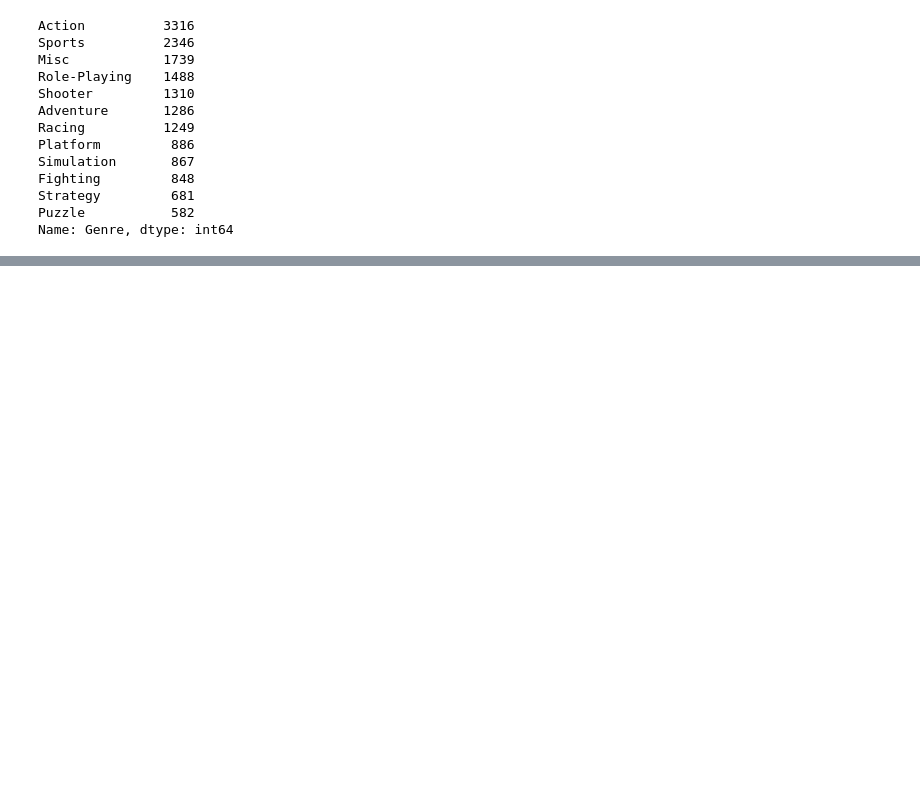
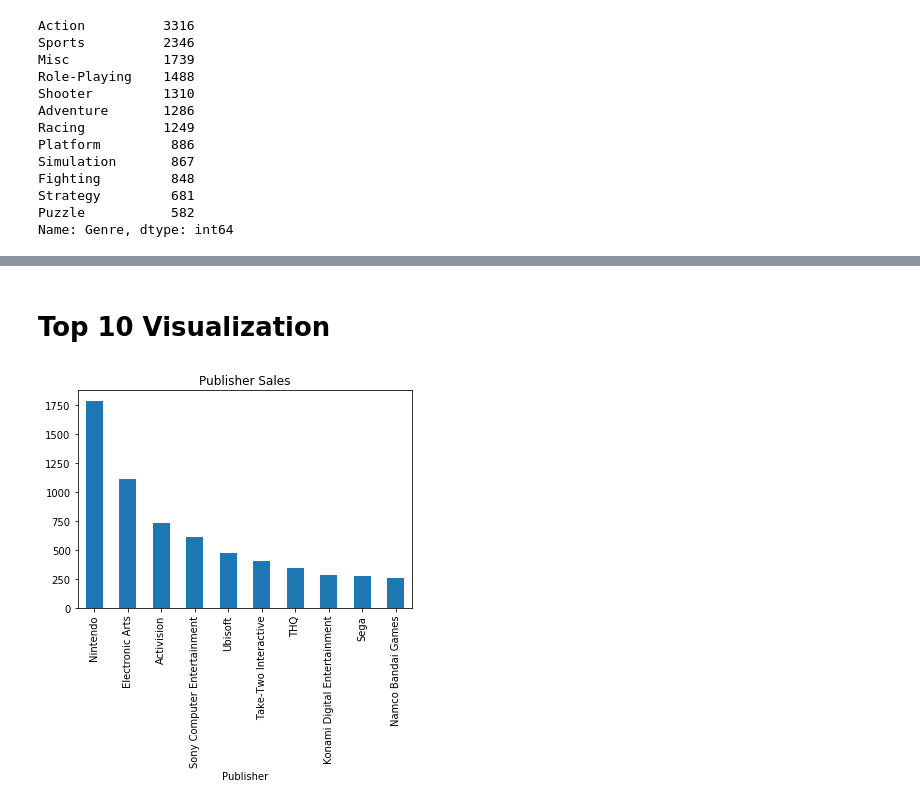
Before and after one commit to GaelSF/BI-Analysis, a Jupyter notebook: notebooks/02_visualization.ipynb, the cells around one changed output, grey strips where cells are left out. Cells and saved outputs as stored; diff of their text form; code cells hidden in the pictures; blank space fills up the shorter version.

```diff
--- a/notebooks/02_visualization.ipynb
+++ b/notebooks/02_visualization.ipynb
@@ -74,0 +81,2 @@ Name: Genre, dtype: int64
+# %%
+p_s=df.groupby('Publisher')['Global_Sales'].sum()
@@ -74,0 +100,10 @@ Name: Genre, dtype: int64
+# %%
+p_sales_top = p_s.sort_values(ascending=False).head(10)
+# %% [markdown]
+# Top 10 Visualization
+# %%
+p_sales_top.plot(kind='bar')
+plt.title('Publisher Sales')
+plt.show()
+# %% [output]
+[figure, added]
```
Also changed, not shown: parts of 8 cells of this notebook.
